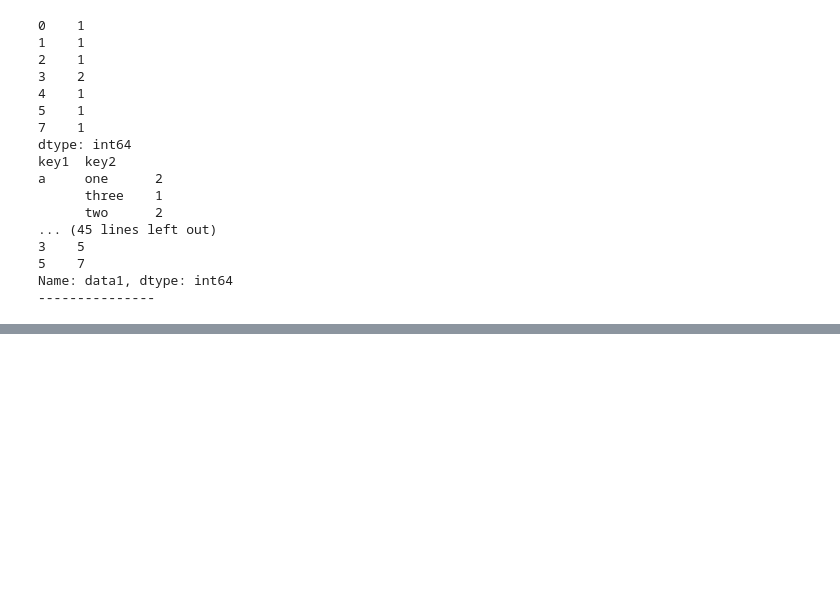
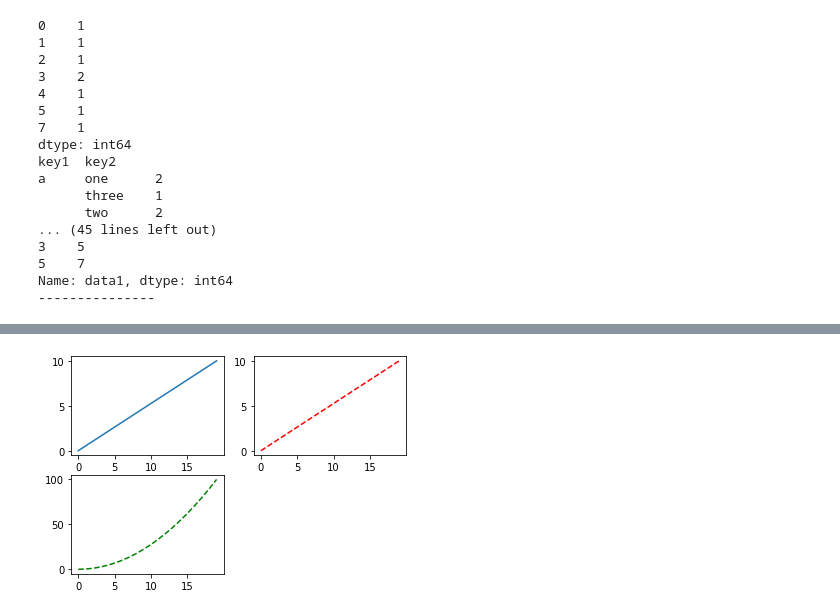
Before and after one commit to xvpowerg/ai_python_20220712, a Jupyter notebook: ch10_pandas群組_numpy分割/Untitled.ipynb, the cells around one changed output, grey strips where cells are left out. Saved outputs shown, nothing was run; the diff lists cells and outputs as text; code cells hidden in the pictures; blank space fills up the shorter version.

```diff
--- a/ch10_pandas群組_numpy分割/Untitled.ipynb
+++ b/ch10_pandas群組_numpy分割/Untitled.ipynb
@@ -1135,0 +1788,15 @@ Name: data1, dtype: int64
+# %%
+import matplotlib.pyplot as plt
+import numpy as np
+t = np.arange(0.0, 20.0, 1)
+s = np.linspace(0, 10, 20)
+# 左往右數第幾張
+plt.subplot(2, 2, 1) #產生2 x 2的圖表 第1張
+plt.plot(t, s)
+plt.subplot(2, 2, 2)#產生2 x 2的圖表 第2張
+plt.plot(t, s, 'r--')
+plt.subplot(223)#產生2 x 1的圖表 第3張
+plt.plot(t, s**2, 'g--')
+plt.show()
+# %% [output]
+[figure, added]
```
Also changed, not shown: parts of 55 cells of this notebook, 11 other files.
